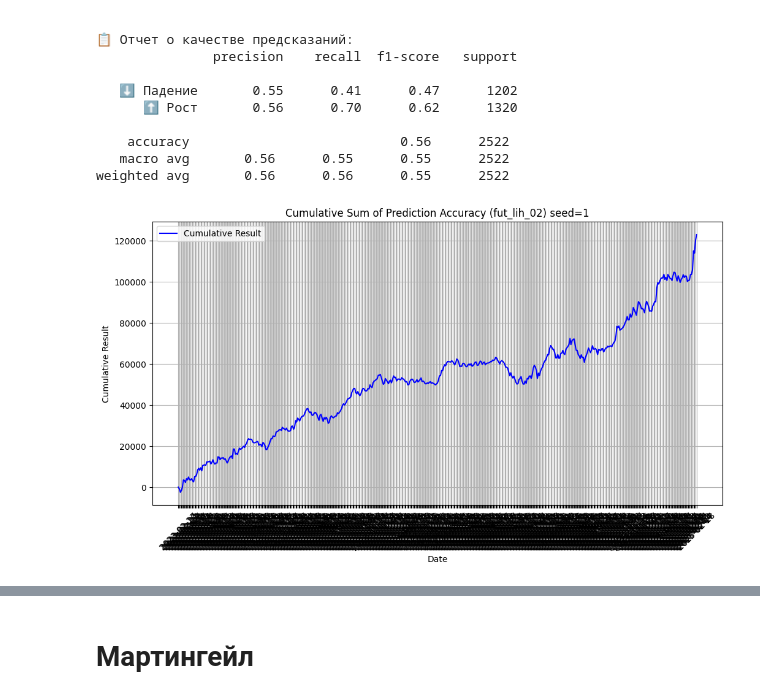
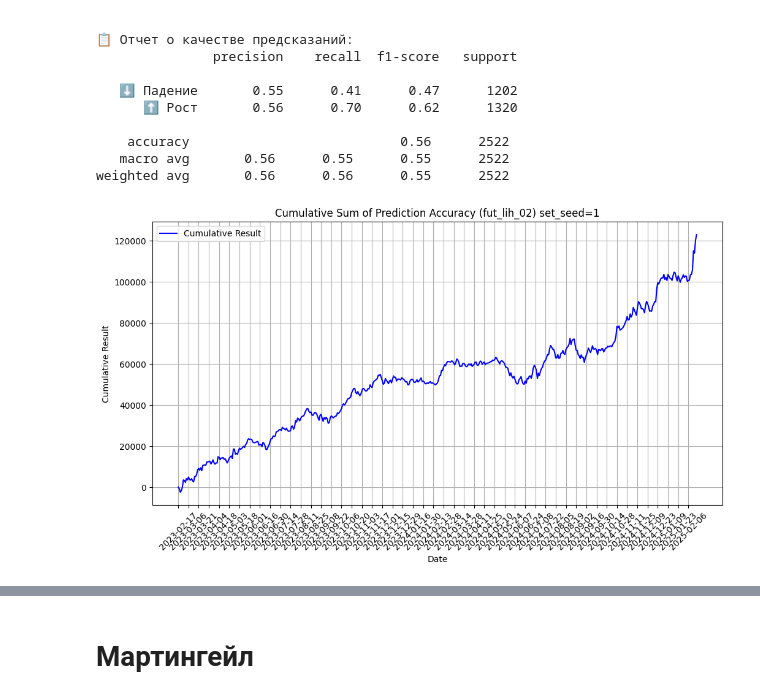
Before and after one commit to Alkor135/quote_prepare, a Jupyter notebook: fut_opt_lih_features_prepare/anlize_fut_lih_02.ipynb, the cells around one changed output, grey strips where cells are left out. Drawn from its saved outputs; the diff is of its cells as text; code cells hidden in the pictures.

```diff
--- a/fut_opt_lih_features_prepare/anlize_fut_lih_02.ipynb
+++ b/fut_opt_lih_features_prepare/anlize_fut_lih_02.ipynb
@@ -186,35 +186,36 @@ df = df.iloc[split:].copy()  # Берем последние 20%
 df["PREDICTION_SHIFTED"] = df["PREDICTION"].shift(1)  # Смещаем вверх
 
 # df
 
 # === 3. РАСЧЁТ РЕЗУЛЬТАТОВ ПРОГНОЗА ===
 def calculate_result(row):
     if pd.isna(row["PREDICTION_SHIFTED"]):  # Если NaN после сдвига
         return 0  # Можно удалить или оставить 0
 
     true_direction = 1 if row["CLOSE"] > row["OPEN"] else 0
     predicted_direction = row["PREDICTION_SHIFTED"]
 
     difference = abs(row["CLOSE"] - row["OPEN"])
     return difference if true_direction == predicted_direction else -difference
 
 df["RESULT"] = df.apply(calculate_result, axis=1)
 
 # === 4. ПОСТРОЕНИЕ КУМУЛЯТИВНОГО ГРАФИКА ===
 df["CUMULATIVE_RESULT"] = df["RESULT"].cumsum()
 
 plt.figure(figsize=(12, 6))
 plt.plot(df["TRADEDATE"], df["CUMULATIVE_RESULT"], label="Cumulative Result", color="b")
 plt.xlabel("Date")
 plt.ylabel("Cumulative Result")
 plt.title("Cumulative Sum of Prediction Accuracy (fut_lih_02) set_seed=1")
 plt.legend()
 plt.grid()
 
-plt.xticks(rotation=45)
+# plt.xticks(rotation=45)
+plt.xticks(df["TRADEDATE"][::10], rotation=45)
 plt.show()
 # %% [output]
-[figure, old version]
+[figure, new version]
 # %%
 df
 # %% [output]
```
Also changed, not shown: 2 other files.
